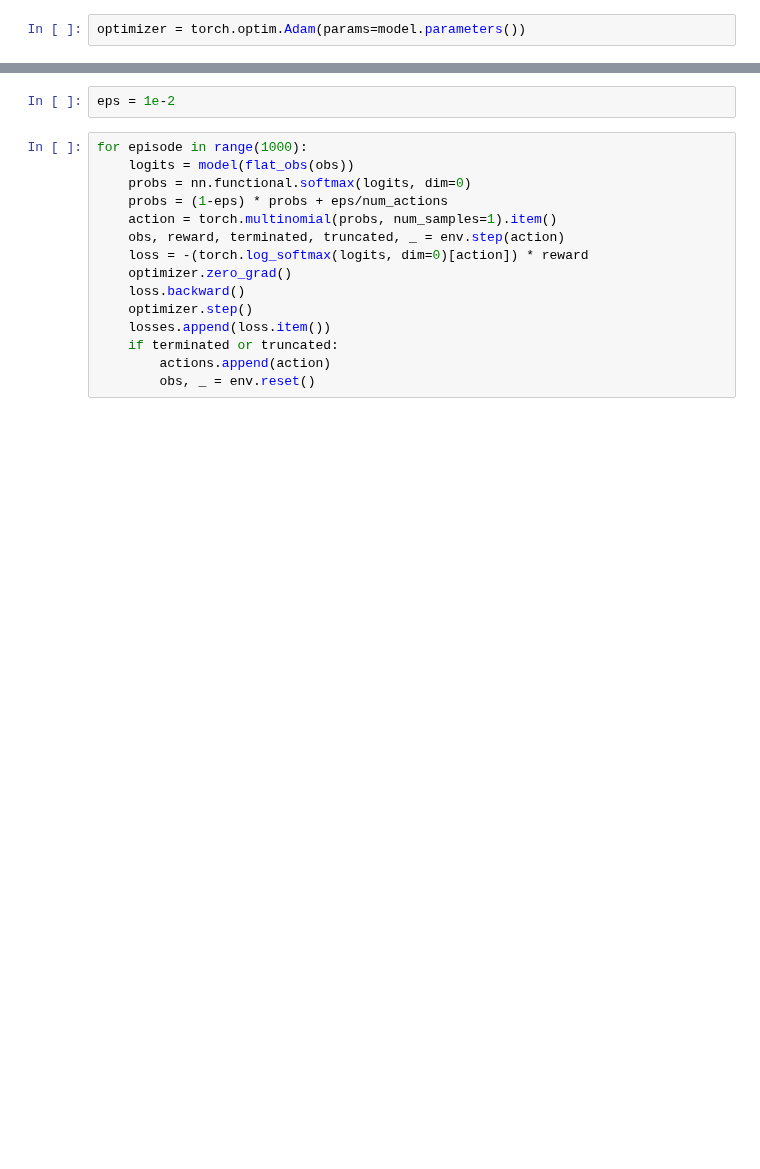
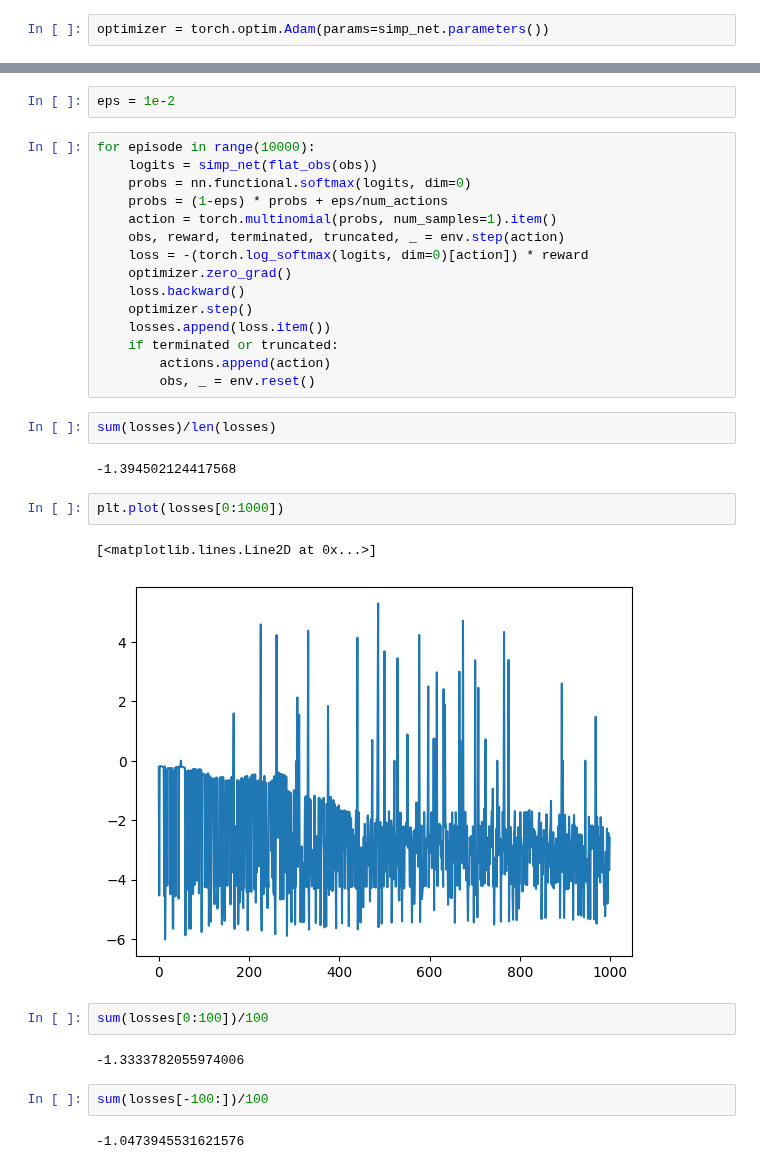
Before and after one commit to EuropeanB/COMP4010-Group40-project, a Jupyter notebook: SimplePolicy.ipynb, the cells around one changed output, grey strips where cells are left out. Cells and saved outputs as stored; diff of their text form; blank space fills up the shorter version.

```diff
--- a/SimplePolicy.ipynb
+++ b/SimplePolicy.ipynb
@@ -33,7 +71,7 @@ simp_net = torch.nn.Sequential(
     nn.ReLU(),
 )
 # %%
-optimizer = torch.optim.Adam(params=model.parameters())
+optimizer = torch.optim.Adam(params=simp_net.parameters())
 # %%
 obs, _ = env.reset()
 # %%
@@ -42,8 +80,8 @@ actions = []
 # %%
 eps = 1e-2
 # %%
-for episode in range(1000):
-    logits = model(flat_obs(obs))
+for episode in range(10000):
+    logits = simp_net(flat_obs(obs))
     probs = nn.functional.softmax(logits, dim=0)
     probs = (1-eps) * probs + eps/num_actions
     action = torch.multinomial(probs, num_samples=1).item()
@@ -56,3 +94,20 @@ for episode in range(1000):
     if terminated or truncated:
         actions.append(action)
         obs, _ = env.reset()
+# %%
+sum(losses)/len(losses)
+# %% [output]
+-1.394502124417568
+# %%
+plt.plot(losses[0:1000])
+# %% [output]
+[<matplotlib.lines.Line2D at 0x...>]
+[figure, added]
+# %%
+sum(losses[0:100])/100
+# %% [output]
+-1.3333782055974006
+# %%
+sum(losses[-100:])/100
+# %% [output]
+-1.0473945531621576
```
Also changed, not shown: parts of 4 cells of this notebook.
